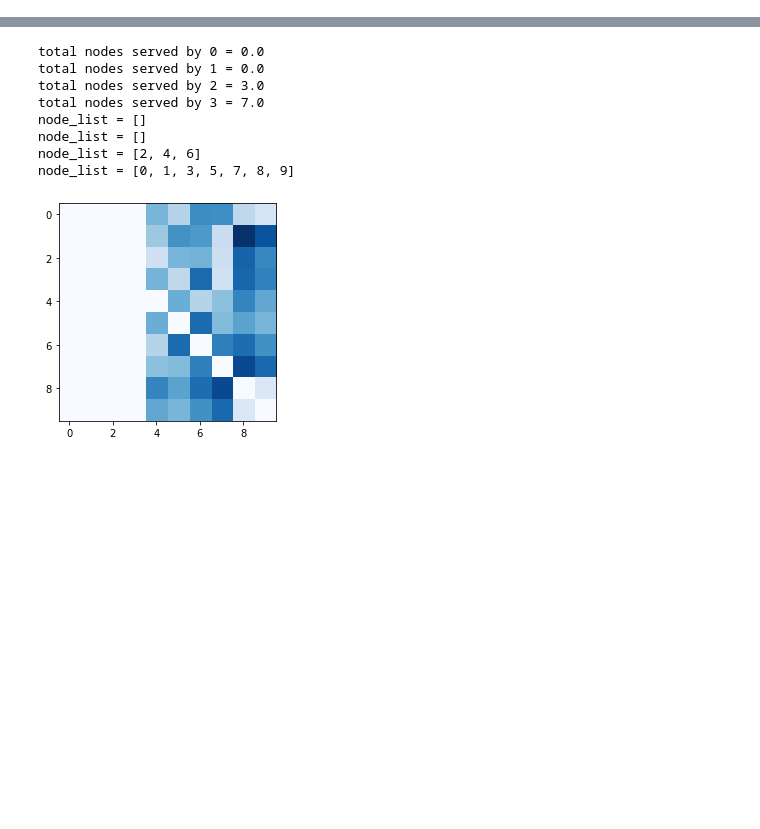
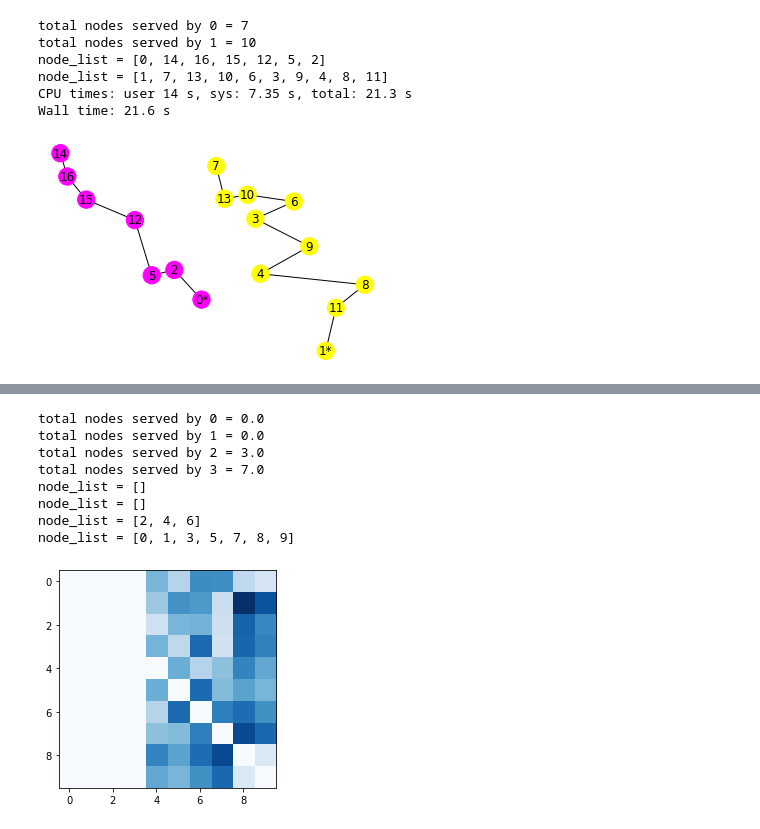
Before and after one commit to pabloazurduy/vrp-example, a Jupyter notebook: vrp.ipynb, the cells around one changed output, grey strips where cells are left out. Saved outputs shown, nothing was run; the diff lists cells and outputs as text; code cells hidden in the pictures; blank space fills up the shorter version.

```diff
--- a/vrp.ipynb
+++ b/vrp.ipynb
@@ -97,7 +97,7 @@ class VRPInstance(object):
         """
 
         G = deepcopy(self.graph)
-        G.add_edges_from([(key[0], key[1]) for key in x.keys() if x[key].x == 1])
+        G.add_edges_from([(key[0], key[1]) for key in x.keys() if x[key].x == 1 and key[1] not in list(vrp_instance.origin.values())])
         pos = nx.get_node_attributes(G,'pos')
         diccionario_camiones = dict([key for key in y.keys() if y[key].x==1])
         node_color = self.nodes
@@ -134,7 +134,7 @@ class VRPInstance(object):
                 index = values[k][-1]
                 counter = 0
                 while counter < df_x.shape[0]-1:
-                    values[k] += [df_x.query(f'j=={index}')['j'].values[0]]
+                    values[k] += [df_x.query(f'j=={index}')['i'].values[0]]
                     index = values[k][-1]
                     counter += 1
 
@@ -243,3 +243,22 @@ def find_optimal_solution(vrp_instance, objective_function = 'min_distance'):
     model.optimize()
 
     return x, y, u, model
+# %%
+%%time
+# generate a instance
+n_trucks = 2
+n_nodes = 15
+vrp_instance = VRPInstance.generate_random_xy_instance(n_nodes = n_nodes+n_trucks,
+                                                       n_trucks= n_trucks,
+                                                       starting_nodes='default')
+
+x, y, u, model  = find_optimal_solution(vrp_instance, objective_function='min_distance')
+vrp_instance.plot_solution(x, y, file_name = 'min_distance.png')
+# %% [output]
+total nodes served by 0 = 7
+total nodes served by 1 = 10
+node_list = [0, 14, 16, 15, 12, 5, 2]
+node_list = [1, 7, 13, 10, 6, 3, 9, 4, 8, 11]
+CPU times: user 14 s, sys: 7.35 s, total: 21.3 s
+Wall time: 21.6 s
+[figure, added]
```
Also changed, not shown: parts of 8 cells of this notebook.
